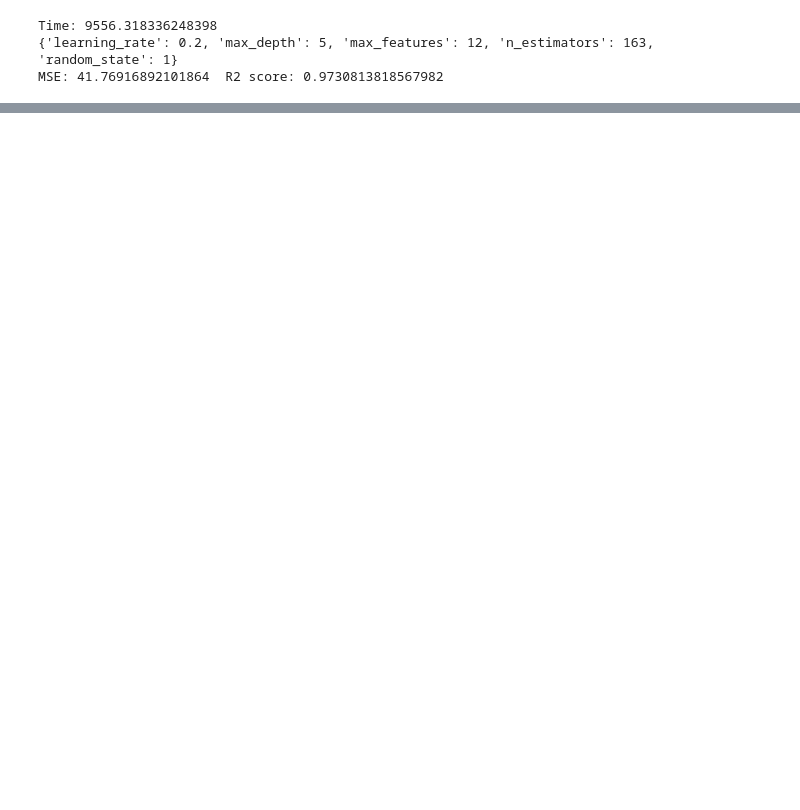
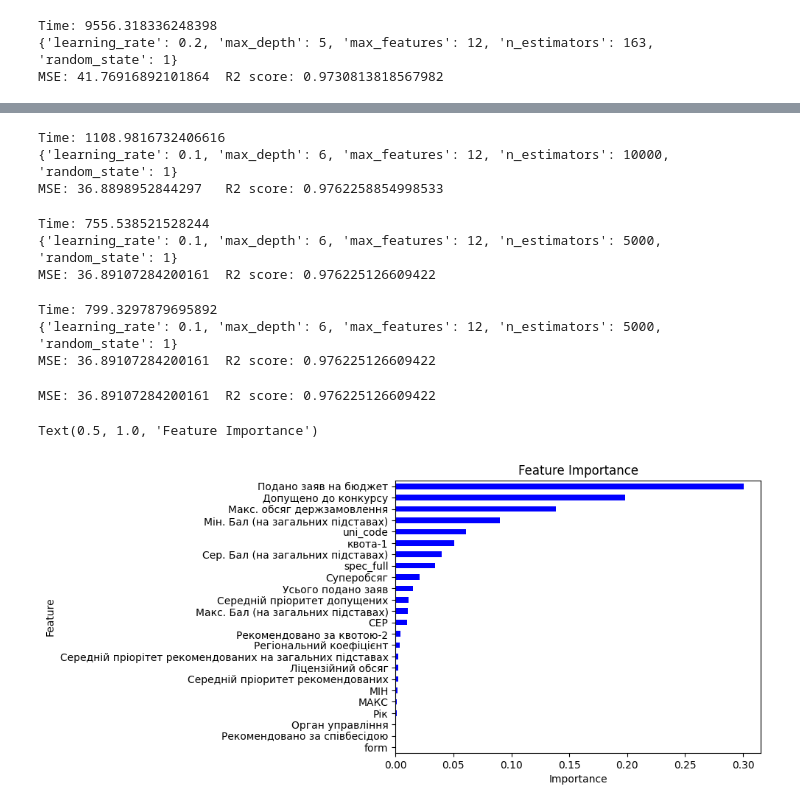
Before and after one commit to Natanius18/diploma, a Jupyter notebook: data_processing/boosting.ipynb, the cells around one changed output, grey strips where cells are left out. Cells and saved outputs as stored; diff of their text form; code cells hidden in the pictures; blank space fills up the shorter version.

Commit message:
Tune hyperparams in boosting

```diff
--- a/data_processing/boosting.ipynb
+++ b/data_processing/boosting.ipynb
@@ -100,0 +175,79 @@ plt.show()
+# %%
+gbr_params = {'max_depth': [6],
+              'random_state': [1],
+              'n_estimators': [5000, 10000],
+              'max_features': [12],
+              'learning_rate': [0.1]
+              }
+
+gbr_grid = GridSearchCV(GradientBoostingRegressor(), gbr_params, cv=5, n_jobs=-1, scoring='r2')
+start = time()
+gbr_grid.fit(X_train_std, y_train)
+print('Time:', time() - start)
+print(gbr_grid.best_params_)
+
+y_pred = gbr_grid.best_estimator_.predict(X_test_std)
+print_results(y_test, y_pred)
+# %% [output]
+Time: 1108.9816732406616
+{'learning_rate': 0.1, 'max_depth': 6, 'max_features': 12, 'n_estimators': 10000, 'random_state': 1}
+MSE: 36.8898952844297   R2 score: 0.9762258854998533
+# %%
+gbr_params = {'max_depth': [5, 6, 10],
+              'random_state': [1],
+              'n_estimators': [5000],
+              'max_features': [12],
+              'learning_rate': [0.1]
+              }
+
+gbr_grid = GridSearchCV(GradientBoostingRegressor(), gbr_params, cv=5, n_jobs=-1, scoring='r2')
+start = time()
+gbr_grid.fit(X_train_std, y_train)
+print('Time:', time() - start)
+print(gbr_grid.best_params_)
+
+y_pred = gbr_grid.best_estimator_.predict(X_test_std)
+print_results(y_test, y_pred)
+# %% [output]
+Time: 755.538521528244
+{'learning_rate': 0.1, 'max_depth': 6, 'max_features': 12, 'n_estimators': 5000, 'random_state': 1}
+MSE: 36.89107284200161  R2 score: 0.976225126609422
+# %%
+gbr_params = {'max_depth': [6],
+              'random_state': [1],
+              'n_estimators': [5000],
+              'max_features': [12],
+              'learning_rate': [0.01, 0.05, 0.1]
+              }
+
+gbr_grid = GridSearchCV(GradientBoostingRegressor(), gbr_params, cv=5, n_jobs=-1, scoring='r2')
+start = time()
+gbr_grid.fit(X_train_std, y_train)
+print('Time:', time() - start)
+print(gbr_grid.best_params_)
+
+y_pred = gbr_grid.best_estimator_.predict(X_test_std)
+print_results(y_test, y_pred)
+# %% [output]
+Time: 799.3297879695892
+{'learning_rate': 0.1, 'max_depth': 6, 'max_features': 12, 'n_estimators': 5000, 'random_state': 1}
+MSE: 36.89107284200161  R2 score: 0.976225126609422
+# %%
+best_gbr = GradientBoostingRegressor(learning_rate=0.1, max_depth=6, max_features=12, n_estimators=5000, random_state=1)
+best_gbr.fit(X_train_std, y_train)
+
+y_pred = best_gbr.predict(X_test_std)
+
+print_results(y_test, y_pred)
+# %% [output]
+MSE: 36.89107284200161  R2 score: 0.976225126609422
+# %%
+importances = pd.Series(best_gbr.feature_importances_, index=X_train.columns)
+importances.sort_values(ascending=True, inplace=True)
+importances.plot.barh(color='blue')
+plt.xlabel("Importance")
+plt.ylabel("Feature")
+plt.title("Feature Importance")
+# %% [output]
+Text(0.5, 1.0, 'Feature Importance')
+[figure, added]
```
Also changed, not shown: parts of 14 cells of this notebook.
